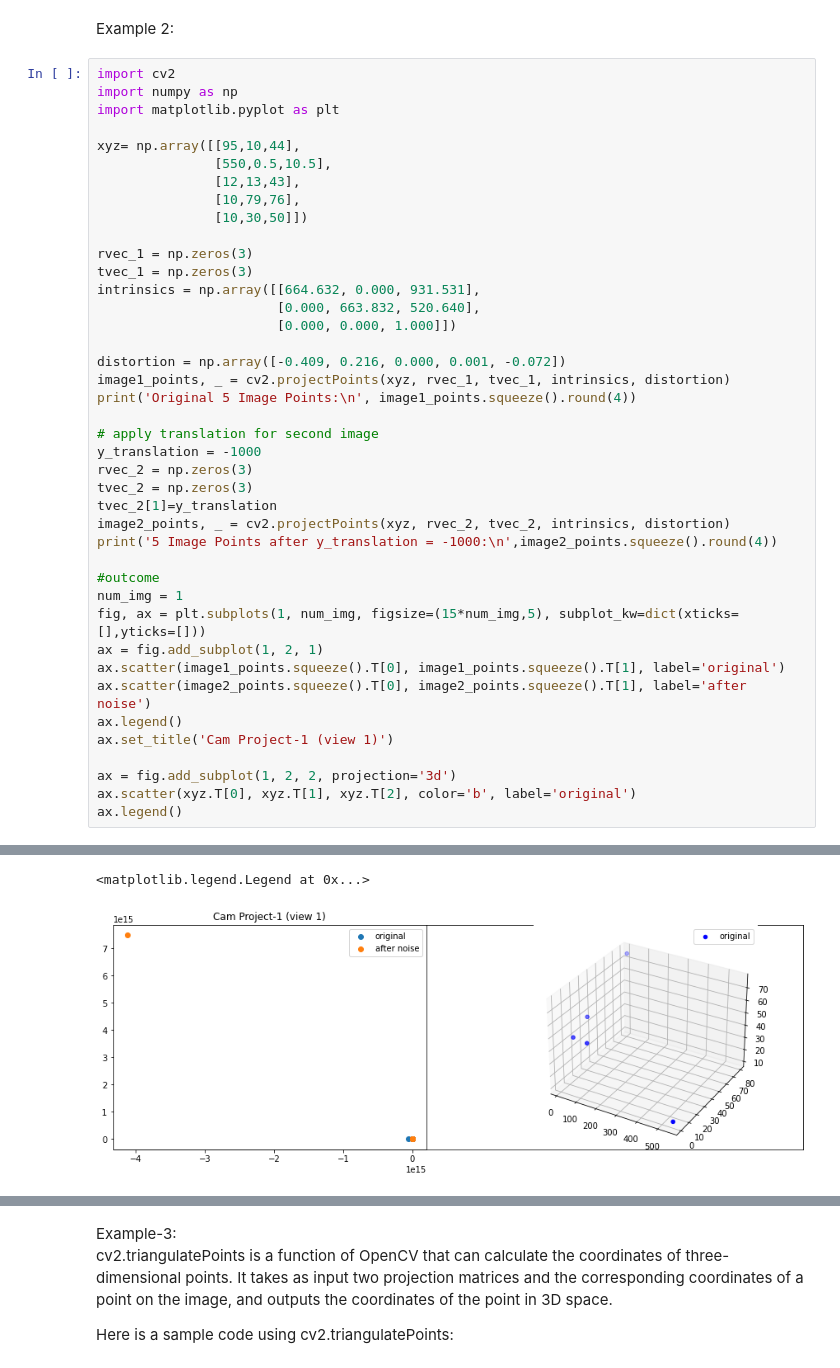
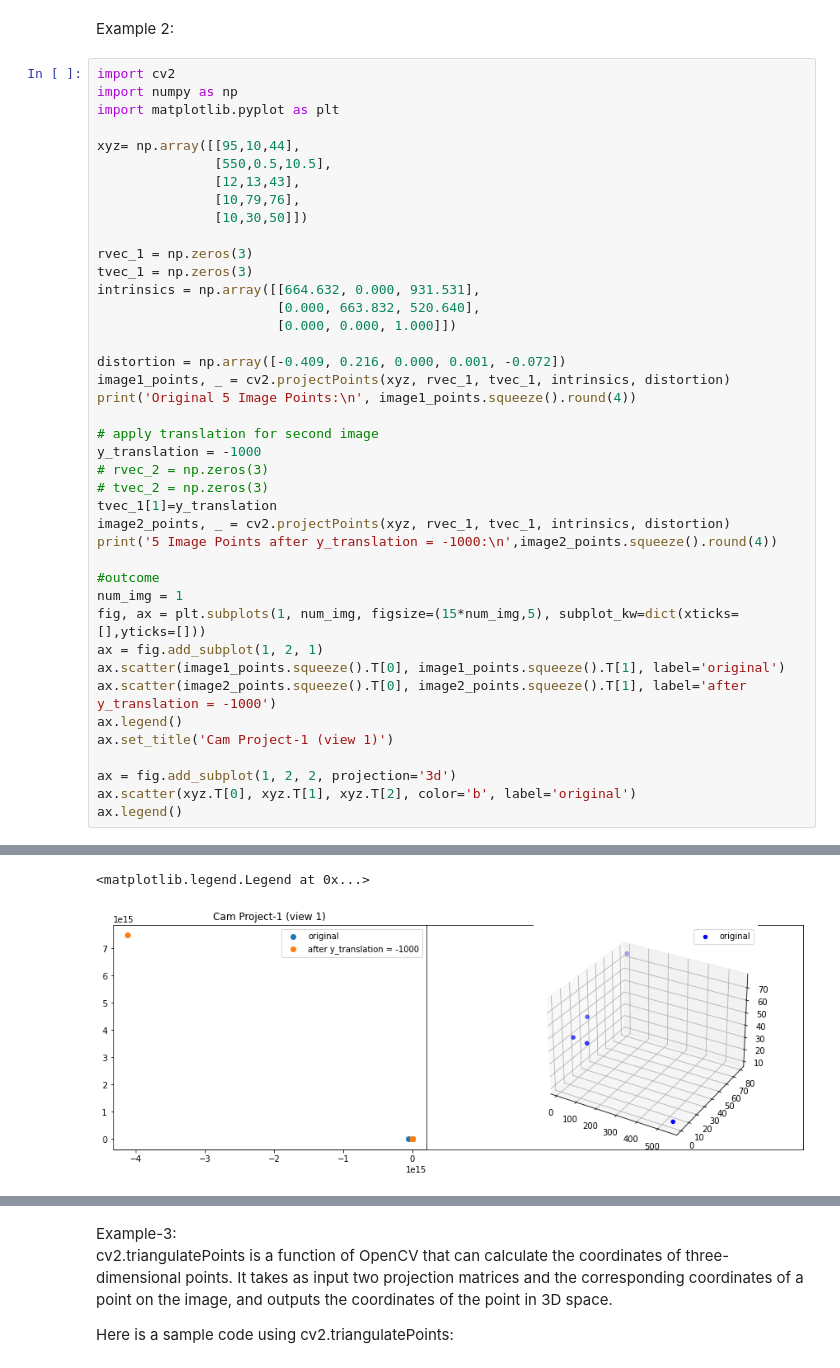
Before and after one commit to mobarakol/computer_vision_tutorial, a Jupyter notebook: triangulation.ipynb, the cells around one changed output, grey strips where cells are left out. Cells and saved outputs as stored; diff of their text form.

```diff
--- a/triangulation.ipynb
+++ b/triangulation.ipynb
@@ -101,10 +119,10 @@ print('Original 5 Image Points:\n', image1_points.squeeze().round(4))
 
 # apply translation for second image
 y_translation = -1000
-rvec_2 = np.zeros(3)
-tvec_2 = np.zeros(3)
-tvec_2[1]=y_translation
-image2_points, _ = cv2.projectPoints(xyz, rvec_2, tvec_2, intrinsics, distortion)
+# rvec_2 = np.zeros(3)
+# tvec_2 = np.zeros(3)
+tvec_1[1]=y_translation
+image2_points, _ = cv2.projectPoints(xyz, rvec_1, tvec_1, intrinsics, distortion)
 print('5 Image Points after y_translation = -1000:\n',image2_points.squeeze().round(4))
 
 #outcome
@@ -112,7 +130,7 @@ num_img = 1
 fig, ax = plt.subplots(1, num_img, figsize=(15*num_img,5), subplot_kw=dict(xticks=[],yticks=[]))
 ax = fig.add_subplot(1, 2, 1)
 ax.scatter(image1_points.squeeze().T[0], image1_points.squeeze().T[1], label='original')
-ax.scatter(image2_points.squeeze().T[0], image2_points.squeeze().T[1], label='after noise')
+ax.scatter(image2_points.squeeze().T[0], image2_points.squeeze().T[1], label='after y_translation = -1000')
 ax.legend()
 ax.set_title('Cam Project-1 (view 1)')
 
@@ -135,2 +153,2 @@ Original 5 Image Points:
 <matplotlib.legend.Legend at 0x...>
-[figure, old version]
+[figure, new version]
```
Also changed, not shown: parts of 8 cells of this notebook.
